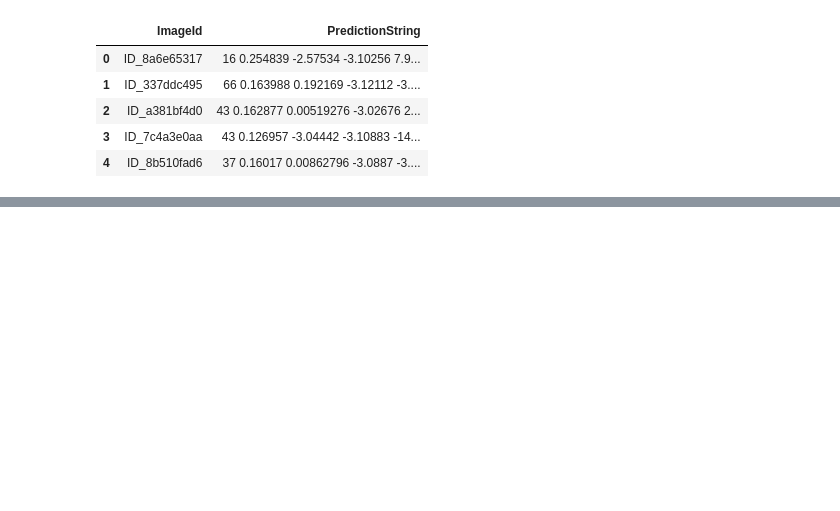
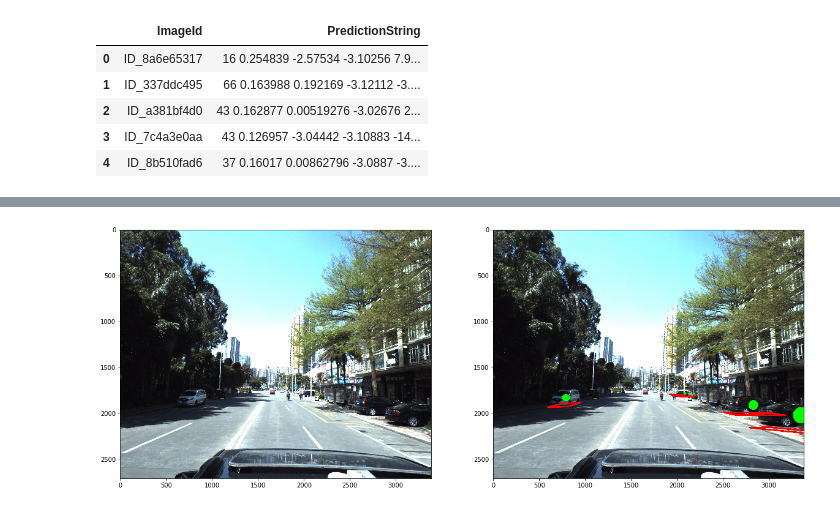
Before and after one commit to ZhuLeon/Predict-Vehicle-Angle, a Jupyter notebook: src/Baidu.ipynb, the cells around one changed output, grey strips where cells are left out. Cells and saved outputs as stored; diff of their text form; code cells hidden in the pictures; blank space fills up the shorter version.

```diff
--- a/src/Baidu.ipynb
+++ b/src/Baidu.ipynb
@@ -117,2 +153,18 @@ def euler_to_Rot(yaw, pitch, roll):
+# %%
+def draw_line(image, points):
+    color = (255, 0, 0)
+    cv2.line(image, tuple(points[0][:2]), tuple(points[3][:2]), color, 16)
+    cv2.line(image, tuple(points[0][:2]), tuple(points[1][:2]), color, 16)
+    cv2.line(image, tuple(points[1][:2]), tuple(points[2][:2]), color, 16)
+    cv2.line(image, tuple(points[2][:2]), tuple(points[3][:2]), color, 16)
+    return image
+
+
+def draw_points(image, points):
+    for (p_x, p_y, p_z) in points:
+        cv2.circle(image, (p_x, p_y), int(1000 / p_z), (0, 255, 0), -1)
+#         if p_x > image.shape[1] or p_y > image.shape[0]:
+#             print('Point', p_x, p_y, 'is out of image with shape', image.shape)
+    return image
 # %%
 def visualize(img, coords):
@@ -147,3 +199,12 @@ def visualize(img, coords):
         img = draw_points(img, img_cor_points[-1:])
 
     return img
+# %%
+fig, axes = plt.subplots(1, 2, figsize=(20,20))
+img = imgread(PATH + 'train_images/' + train['ImageId'][0] + '.jpg')
+axes[0].imshow(img)
+img_vis = visualize(img, str2coords(train['PredictionString'][0]))
+axes[1].imshow(img_vis)
+plt.show()
+# %% [output]
+[figure, added]
```
Also changed, not shown: parts of 11 cells of this notebook.
